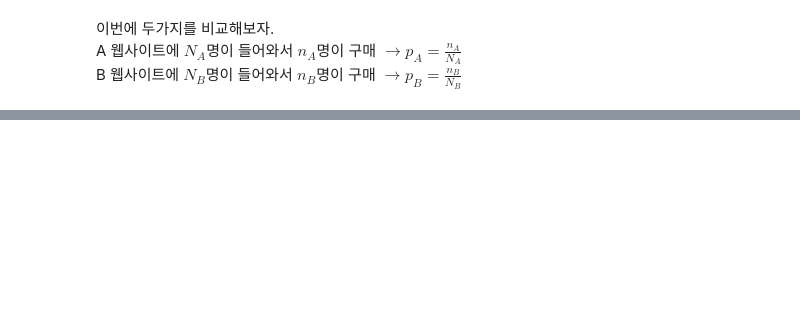
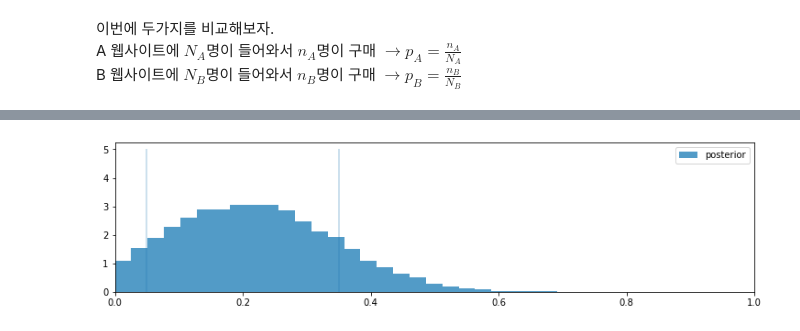
Before and after one commit to chanheelee-dev/bayesian_mcmc_study, a Jupyter notebook: Chapter2.ipynb, the cells around one changed output, grey strips where cells are left out. Saved outputs shown, nothing was run; the diff lists cells and outputs as text; code cells hidden in the pictures; blank space fills up the shorter version.

Commit message:
complete Chapter 2
- model goodness of fit

```diff
--- a/Chapter2.ipynb
+++ b/Chapter2.ipynb
@@ -351,0 +355,9 @@ plt.legend(loc="upper right");
+# %%
+with pm.Model() as model:
+    N = 100
+    p = pm.Uniform("freq_cheating", 0, 1)
+    cheat = pm.Bernoulli("cheat", p, shape=N, testval=np.random.binomial(1, 0.5, N))
+    x1 = pm.Bernoulli("first_coin", 0.5, shape=N, testval=np.random.binomial(1, 0.5, N))
+    x2 = pm.Bernoulli("second_coin", 0.5, shape=N, testval=np.random.binomial(1, 0.5, N))
+    obs_array = cheat * x1 + (1 - x1) * x2
+    obs_prop = pm.Deterministic("obs_prop", tt.sum(obs_array) / float(N))
@@ -351,0 +368,7 @@ plt.legend(loc="upper right");
+# %%
+X = 35
+with model:
+    obs = pm.Binomial("obs", N, obs_prop, observed=X)
+    step = pm.Metropolis(vars=[p])
+    trace = pm.sample(40000, step=step)
+    burned_trace = trace[15000:]
@@ -351,0 +383,10 @@ plt.legend(loc="upper right");
+# %%
+plt.figure(figsize=(12.5, 3))
+p_trace = burned_trace["freq_cheating"]
+plt.hist(p_trace, histtype="stepfilled", density=True, alpha=0.85, bins=30,
+         label="posterior", color="#348ABD")
+plt.vlines([.05, .35], [0, 0], [5, 5], alpha=0.3)
+plt.xlim(0, 1)
+plt.legend();
+# %% [output]
+[figure, added]
```
Also changed, not shown: parts of 47 cells of this notebook.
